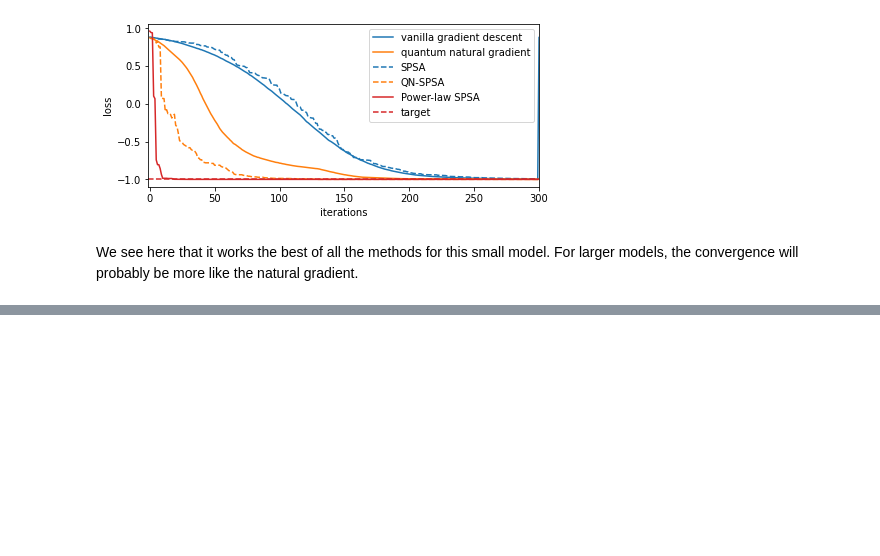
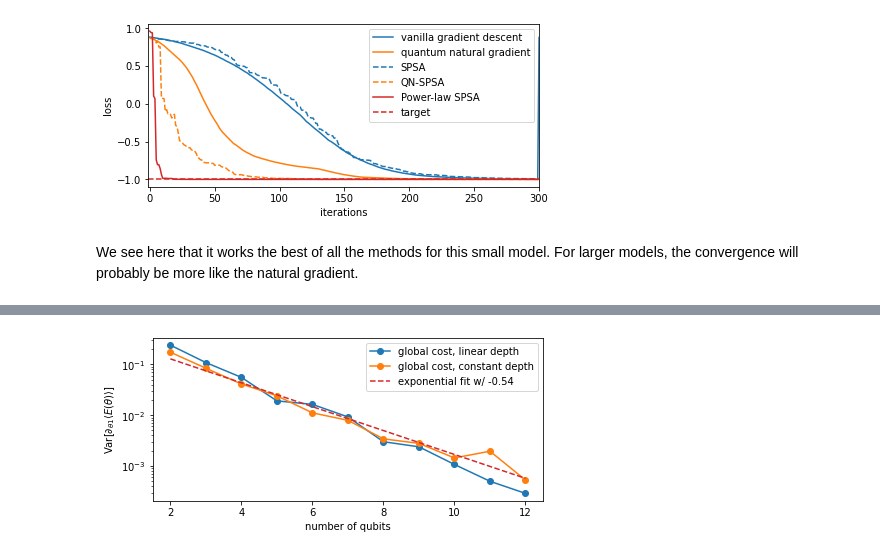
Before and after one commit to JesS5116/Intro_to_Quantum_Computing_Basics, a Jupyter notebook: notebooks/002_MachineLearning/003a_Training_Parameterized_Quantum_Citcuits_Gradients.ipynb, the cells around one changed output, grey strips where cells are left out. Cells and saved outputs as stored; diff of their text form; code cells hidden in the pictures; blank space fills up the shorter version.

```diff
--- a/notebooks/002_MachineLearning/003a_Training_Param_QC_Gradients.ipynb
+++ b/notebooks/002_MachineLearning/003a_Training_Parameterized_Quantum_Citcuits_Gradients.ipynb
@@ -330,0 +405,25 @@ We see here that it works the best of all the methods for this small model. For
+# %%
+num_qubits = list(range(2, 13))
+fixed_depth_global_gradients = [sample_gradients(n, 1) for n in num_qubits]
+
+fit = np.polyfit(num_qubits, np.log(np.var(fixed_depth_global_gradients,
+                                           axis=1)), deg=1)
+x = np.linspace(num_qubits[0], num_qubits[-1], 200)
+
+plt.figure(figsize=(7, 3))
+plt.semilogy(num_qubits,
+             np.var(gradients, axis=1),
+             'o-',
+             label='global cost, linear depth')
+plt.semilogy(num_qubits, np.var(fixed_depth_global_gradients, axis=1),
+             'o-',
+             label='global cost, constant depth')
+plt.semilogy(x,
+             np.exp(fit[0] * x + fit[1]),
+             '--', c='C3',
+             label=f'exponential fit w/ {fit[0]:.2f}')
+plt.xlabel('number of qubits')
+plt.ylabel(r'$\mathrm{Var}[\partial_{\theta 1}\langle E(\theta)\rangle]$')
+plt.legend(loc='best');
+# %% [output]
+[figure, added]
```
Also changed, not shown: parts of 15 cells of this notebook, 1 other file.
